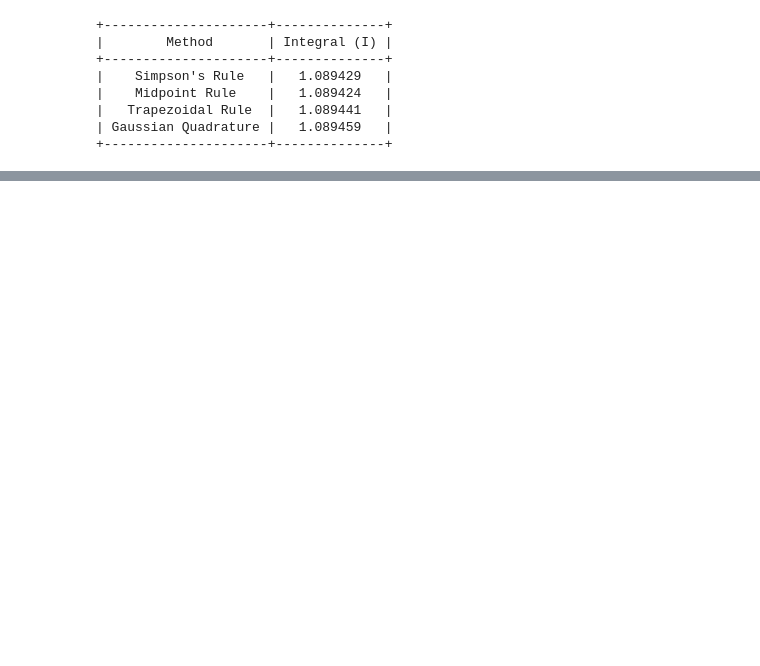
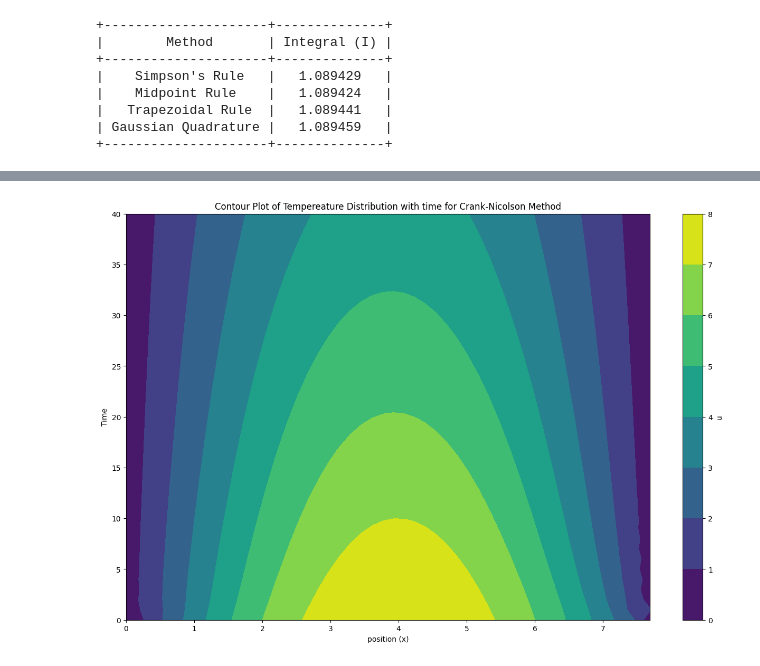
Before and after one commit to ananthapadmanabhan18/P452_Computational_Physics, a Jupyter notebook: Assignments/Assignment-1/Answers_asgn1.ipynb, the cells around one changed output, grey strips where cells are left out. Saved outputs shown, nothing was run; the diff lists cells and outputs as text; code cells hidden in the pictures; blank space fills up the shorter version.

```diff
--- a/Assignments/Assignment-1/Answers_asgn1.ipynb
+++ b/Assignments/Assignment-1/Answers_asgn1.ipynb
@@ -177,0 +183,25 @@ u(0,t)=0=u(8,t) \quad \text{and} \quad x(x,0)=4x-x^2/2
+# %%
+def g(x):
+    return (4*x) - (x**2)/2
+
+
+ans = crank_nicolson(g,8,50,4,0.1)
+
+ulist,x=ans
+
+
+import matplotlib.pyplot as plt
+num_times = len(ulist)
+num_x_values = len(x)
+
+X, Y = np.meshgrid(x, range(num_times))
+u_values = np.array(ulist)
+plt.figure(figsize=(16, 10))
+contour = plt.contourf(X, Y, u_values, cmap='viridis')
+plt.colorbar(contour, label='u')
+plt.xlabel('position (x)')
+plt.ylabel('Time')
+plt.title('Contour Plot of Tempereature Distribution with time for Crank-Nicolson Method')
+plt.show()
+# %% [output]
+[figure, added]
```
Also changed, not shown: parts of 10 cells of this notebook, 4 other files.
